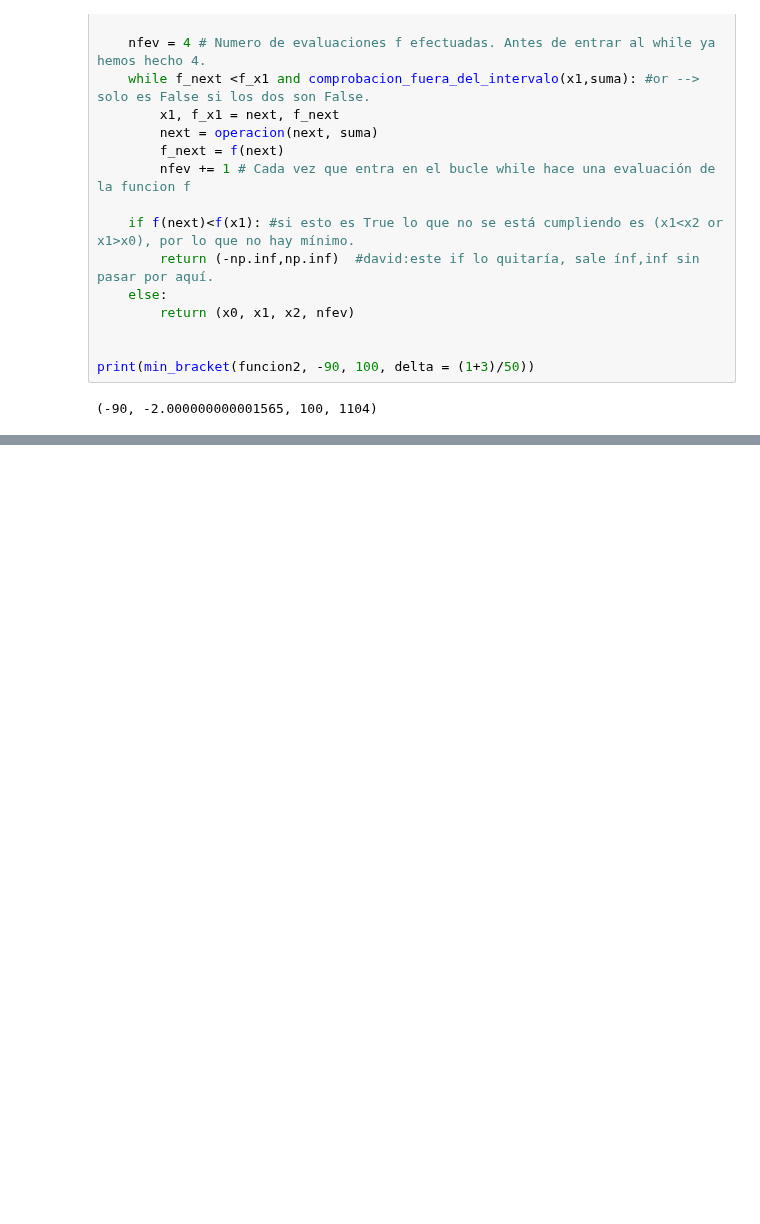
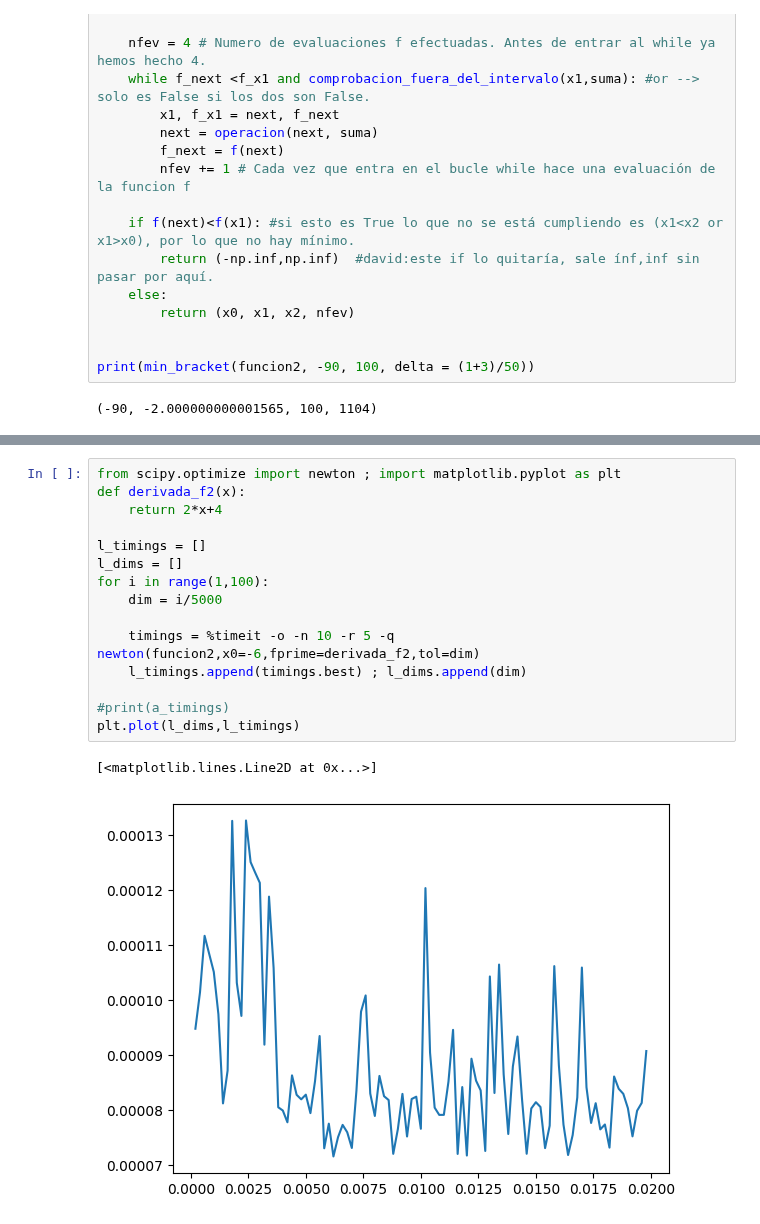
Before and after one commit to daviloncio/repositorio2, a Jupyter notebook: optimizacion_p1.ipynb, the cells around one changed output, grey strips where cells are left out. Saved outputs shown, nothing was run; the diff lists cells and outputs as text; blank space fills up the shorter version.

```diff
--- a/optimizacion_p1.ipynb
+++ b/optimizacion_p1.ipynb
@@ -256,0 +286,18 @@ print(trisection(x_sin_exp, b))
+# %%
+from scipy.optimize import newton ; import matplotlib.pyplot as plt
+def derivada_f2(x):
+    return 2*x+4
+
+l_timings = []
+l_dims = []
+for i in range(1,100):
+    dim = i/5000
+
+    timings = %timeit -o -n 10 -r 5 -q newton(funcion2,x0=-6,fprime=derivada_f2,tol=dim)
+    l_timings.append(timings.best) ; l_dims.append(dim)
+
+#print(a_timings)
+plt.plot(l_dims,l_timings)
+# %% [output]
+[<matplotlib.lines.Line2D at 0x...>]
+[figure, added]
```
Also changed, not shown: parts of 8 cells of this notebook.
